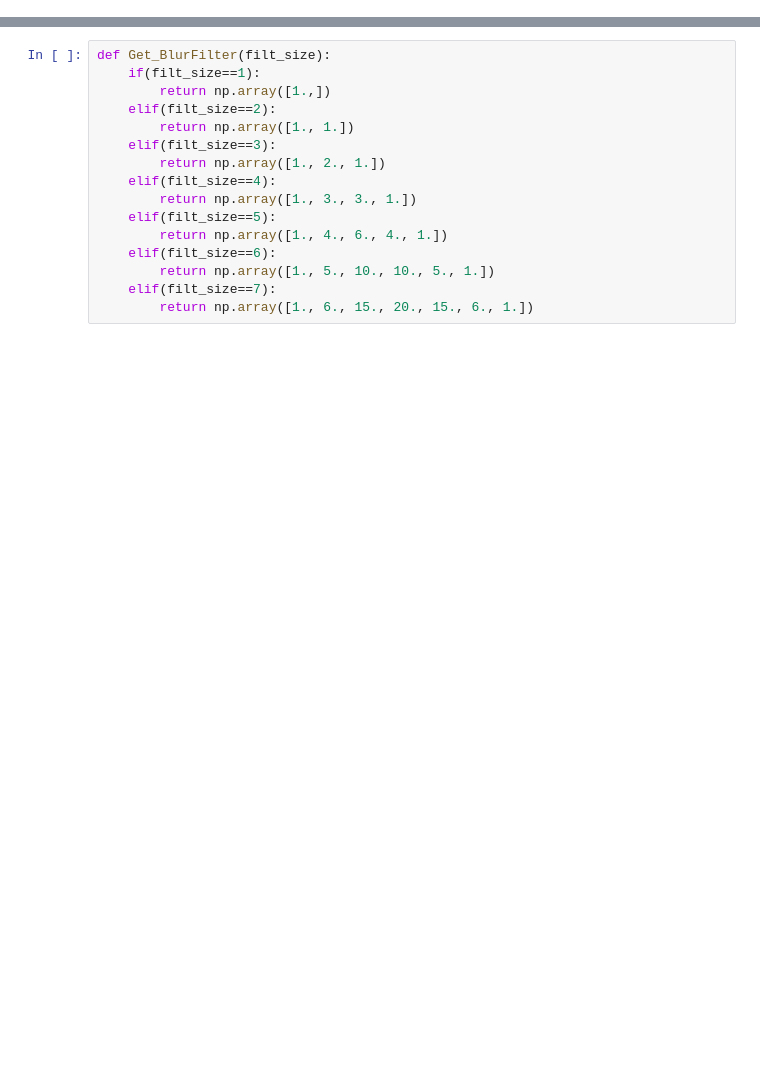
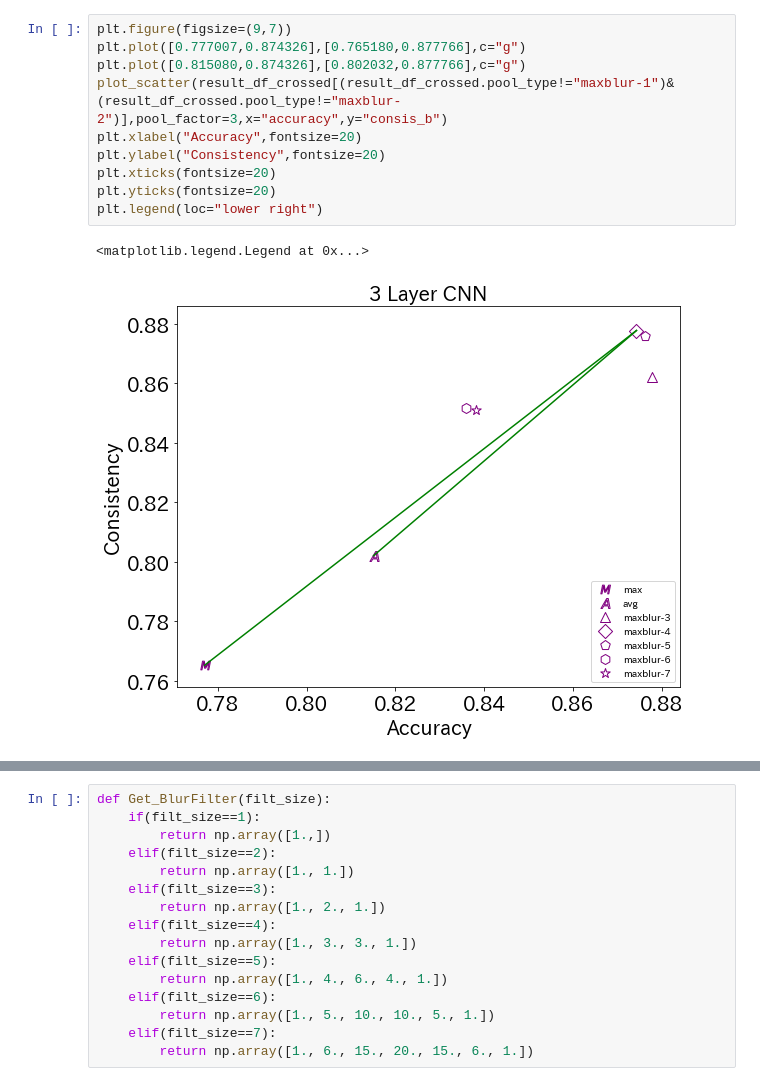
Before and after one commit to huxianyin/hu_ShiftInvarianceValidation_Biosignals2020, a Jupyter notebook: AF Detection/Analyze Result.ipynb, the cells around one changed output, grey strips where cells are left out. Cells and saved outputs as stored; diff of their text form; blank space fills up the shorter version.

```diff
--- a/AF Detection/Analyze Result.ipynb
+++ b/AF Detection/Analyze Result.ipynb
@@ -138,0 +141,13 @@ plt.legend()
+# %%
+plt.figure(figsize=(9,7))
+plt.plot([0.777007,0.874326],[0.765180,0.877766],c="g")
+plt.plot([0.815080,0.874326],[0.802032,0.877766],c="g")
+plot_scatter(result_df_crossed[(result_df_crossed.pool_type!="maxblur-1")&(result_df_crossed.pool_type!="maxblur-2")],pool_factor=3,x="accuracy",y="consis_b")
+plt.xlabel("Accuracy",fontsize=20)
+plt.ylabel("Consistency",fontsize=20)
+plt.xticks(fontsize=20)
+plt.yticks(fontsize=20)
+plt.legend(loc="lower right")
+# %% [output]
+<matplotlib.legend.Legend at 0x...>
+[figure, added]
```
Also changed, not shown: parts of 26 cells of this notebook, 25 other files.
